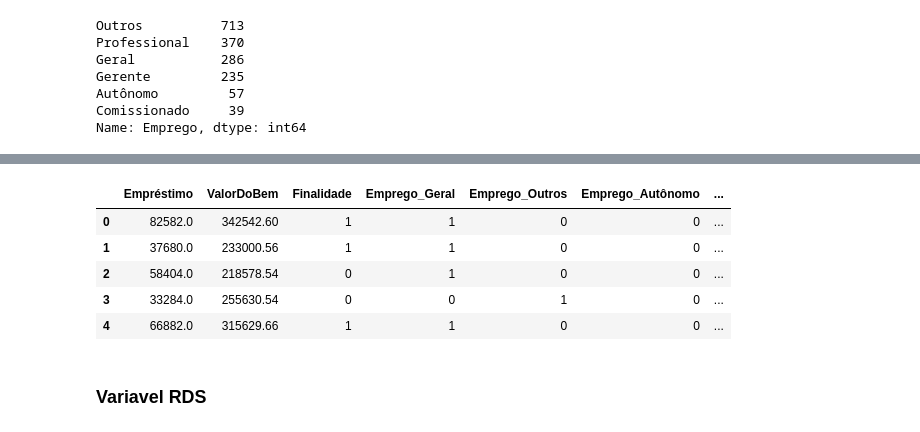
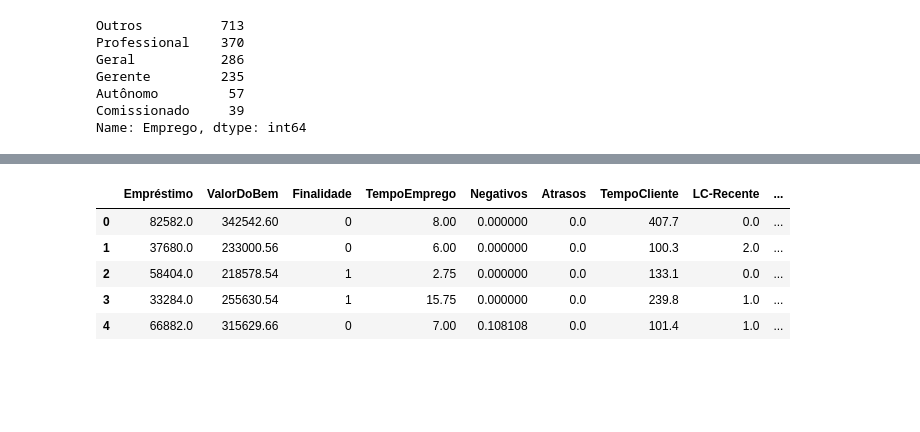
Before and after one commit to JosenildoJunior/Competicao_ML, a Jupyter notebook: 11ª_CompeticaoFLAI_2_0.ipynb, the cells around one changed output, grey strips where cells are left out. Saved outputs shown, nothing was run; the diff lists cells and outputs as text; code cells hidden in the pictures; blank space fills up the shorter version.

```diff
--- a/11ª_CompeticaoFLAI_2_0.ipynb
+++ b/11ª_CompeticaoFLAI_2_0.ipynb
@@ -1742,2 +926,5 @@ teste['Finalidade'] = teste['Finalidade'].apply(aux2)
+# %%
+# Aplicando a dummyficação de variaveis na coluna finalidade
+df_medias_teste['Finalidade'] = pd.get_dummies(df_medias_teste['Finalidade'], drop_first=True, prefix = 'finalidade')
 # %%
 # Conferindo os valores em 'Finalidade'
@@ -1799,0 +960,6 @@ teste_enc = enc.fit_transform(teste)
+# %%
+# Aplicando a dummyficação de variaveis na coluna emprego e armazenando em uma nova variavel
+novas_colunas_emprego = pd.get_dummies(df_medias_teste['Emprego'], drop_first=True, prefix = 'emprego')
+
+# Observando os valores
+novas_colunas_emprego
@@ -1800,12 +980,20 @@ teste_enc = enc.fit_transform(teste)
+# %%
+# Atribuindo os novos valores em seus respectivos lugares
+df_medias_teste['emprego_Comissionado'] = novas_colunas_emprego['emprego_Comissionado']
+df_medias_teste['emprego_Geral'] = novas_colunas_emprego['emprego_Geral']
+df_medias_teste['emprego_Gerente'] = novas_colunas_emprego['emprego_Gerente']
+df_medias_teste['emprego_Outros'] = novas_colunas_emprego['emprego_Outros']
+df_medias_teste['emprego_Professional'] = novas_colunas_emprego['emprego_Professional']
+# %%
+# Excluindo a coluna emprego, já que temos a mesma coluna só que particionada
+df_medias_teste = df_medias_teste.drop('Emprego', axis = 'columns')
 # %%
 # Observando os valores
-teste_enc.head()
+df_medias_teste.head()
 # %% [output]
-|  | Empréstimo | ValorDoBem | Finalidade | Emprego_Geral | Emprego_Outros | Emprego_Autônomo | ... |
-| 0 | 82582.0 | 342542.60 | 1 | 1 | 0 | 0 | ... |
-| 1 | 37680.0 | 233000.56 | 1 | 1 | 0 | 0 | ... |
-| 2 | 58404.0 | 218578.54 | 0 | 1 | 0 | 0 | ... |
-| 3 | 33284.0 | 255630.54 | 0 | 0 | 1 | 0 | ... |
-| 4 | 66882.0 | 315629.66 | 1 | 1 | 0 | 0 | ... |
+|  | Empréstimo | ValorDoBem | Finalidade | TempoEmprego | Negativos | Atrasos | TempoCliente | LC-Recente | ... |
+| 0 | 82582.0 | 342542.60 | 0 | 8.00 | 0.000000 | 0.0 | 407.7 | 0.0 | ... |
+| 1 | 37680.0 | 233000.56 | 0 | 6.00 | 0.000000 | 0.0 | 100.3 | 2.0 | ... |
+| 2 | 58404.0 | 218578.54 | 1 | 2.75 | 0.000000 | 0.0 | 133.1 | 0.0 | ... |
+| 3 | 33284.0 | 255630.54 | 1 | 15.75 | 0.000000 | 0.0 | 239.8 | 1.0 | ... |
+| 4 | 66882.0 | 315629.66 | 0 | 7.00 | 0.108108 | 0.0 | 101.4 | 1.0 | ... |
-# %% [markdown]
-### Variavel RDS
```
Also changed, not shown: parts of 215 cells of this notebook.
